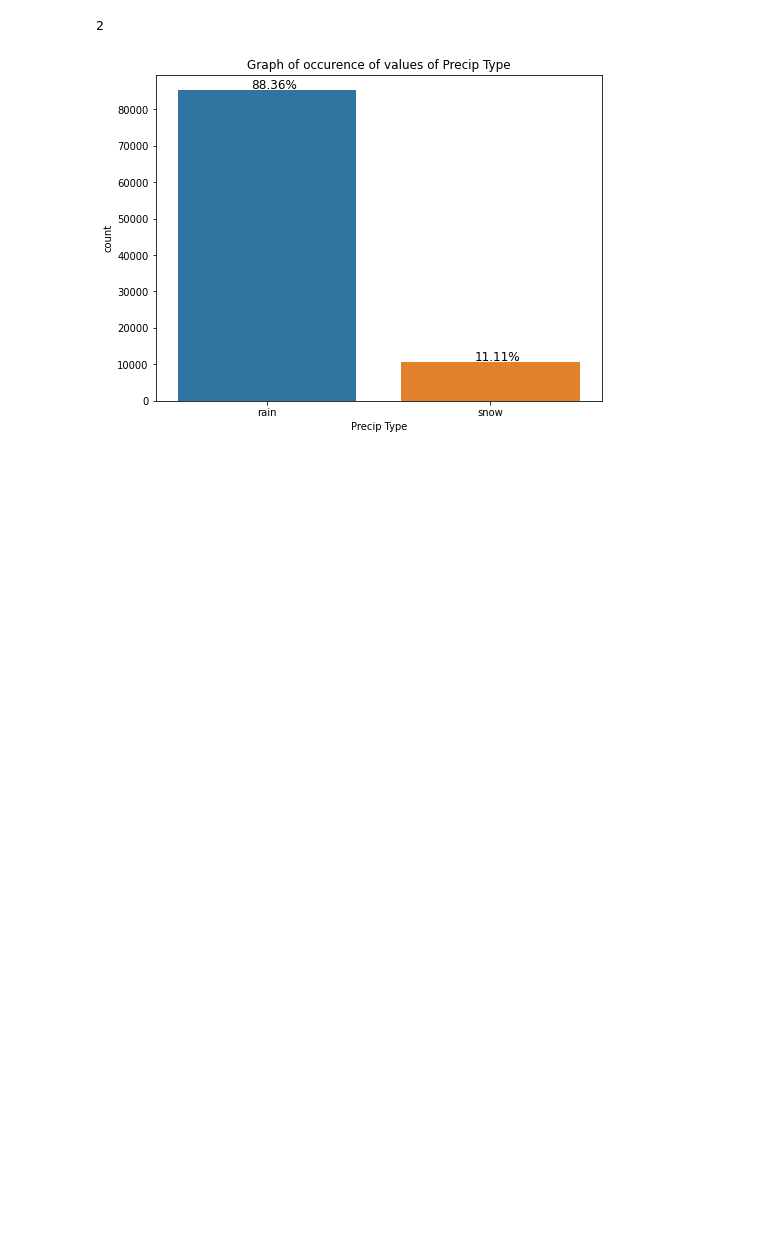
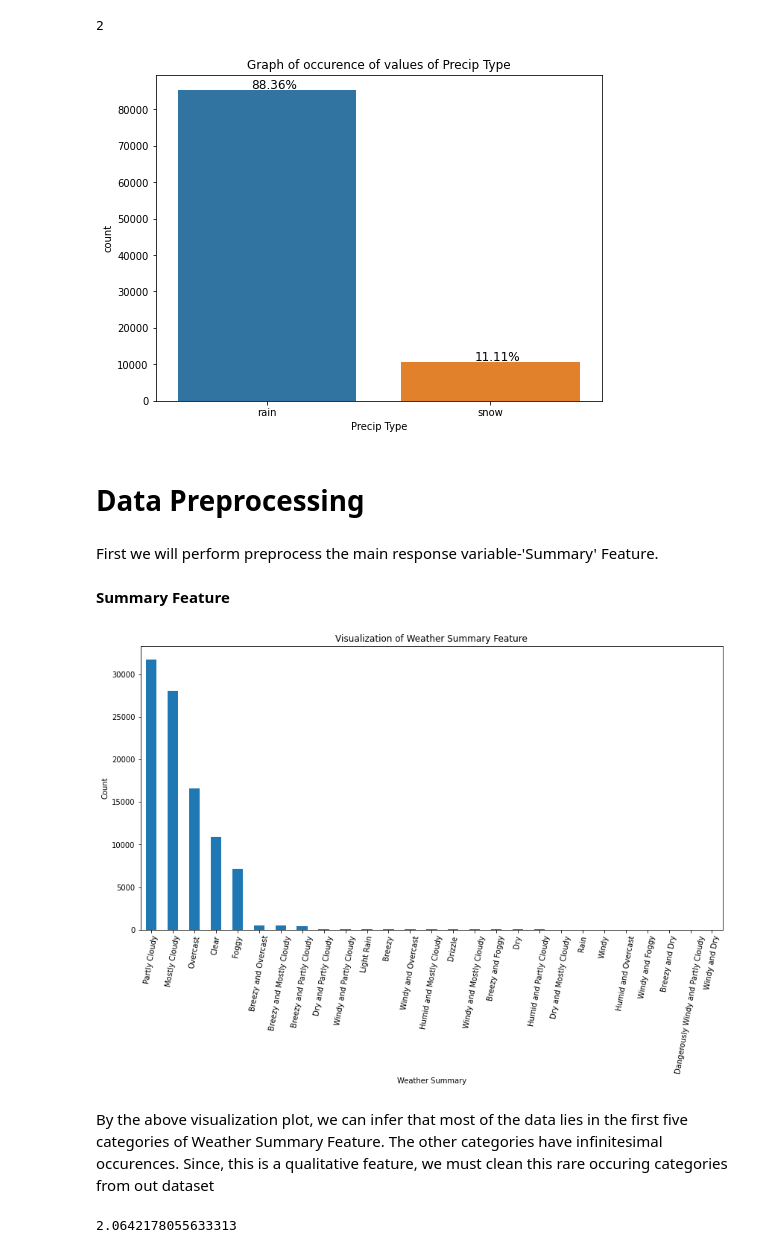
Before and after one commit to AmanCSE-1/Smart-Weather-Prediction-using-ML, a Jupyter notebook: main.ipynb, the cells around one changed output. Cells and saved outputs as stored; diff of their text form; code cells hidden in the pictures; blank space fills up the shorter version.

Commit message:
Performed Preprocessing on Summary Feature

```diff
--- a/main.ipynb
+++ b/main.ipynb
@@ -148,3 +148,33 @@ for p in precip.patches:
 plt.show()
 # %% [output]
 [figure]
+# %% [markdown]
+# **Data Preprocessing**
+# %% [markdown]
+First we will perform preprocess the main response variable-'Summary' Feature.
+# %% [markdown]
+**Summary Feature**
+# %%
+plt.figure(figsize=(14,7))
+
+df['Summary'].value_counts().plot(kind='bar')
+
+plt.ylabel('Count')
+plt.xlabel('Weather Summary')
+plt.title('Visualization of Weather Summary Feature')
+plt.xticks(rotation=80)
+plt.show()
+# %% [output]
+[figure, added]
+# %% [markdown]
+By the above visualization plot, we can infer that most of the data lies in the first five categories of Weather Summary Feature. The other categories have infinitesimal occurences. Since, this is a qualitative feature, we must clean this rare occuring categories from out dataset
+# %%
+# We will first estimate their percentage of occurence within the dataset.
+
+# The below code uses "Boolean Masking" technique of python.
+# Here, we will not consider the rows have ['Partly Cloudy', 'Mostly Cloudy', 'Overcast', 'Foggy' and 'Clear']
+
+df[(df['Summary']!='Partly Cloudy') & (df['Summary']!='Mostly Cloudy') &
+     (df['Summary']!='Overcast') & (df['Summary']!='Foggy') & (df['Summary']!='Clear')].shape[0]/df.shape[0]*100
+# %% [output]
+2.0642178055633313
```
Also changed, not shown: parts of 3 cells of this notebook.
